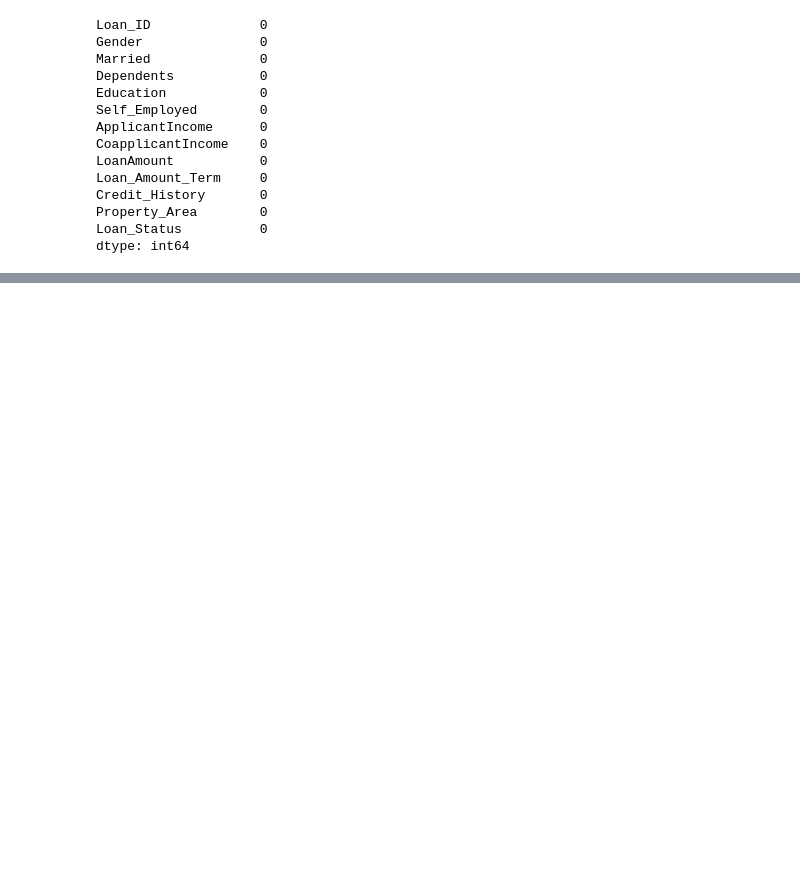
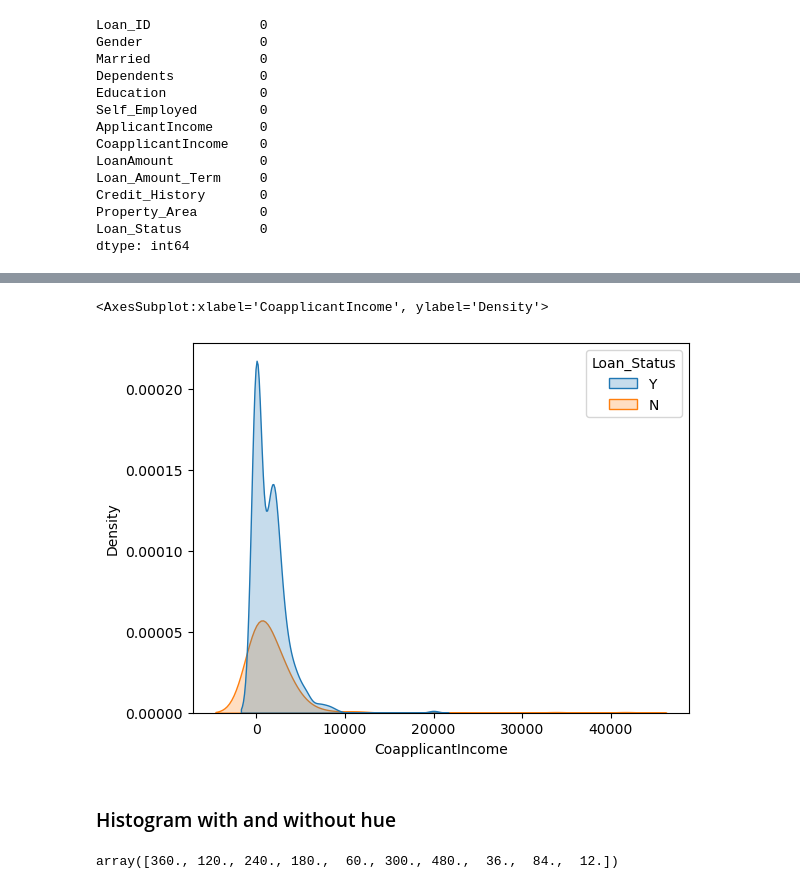
Before and after one commit to masrufjaman/Loan-Eligibility-Prediction, a Jupyter notebook: loan-eligibility-prediction.ipynb, the cells around one changed output, grey strips where cells are left out. Cells and saved outputs as stored; diff of their text form; code cells hidden in the pictures; blank space fills up the shorter version.

```diff
--- a/loan-eligibility-prediction.ipynb
+++ b/loan-eligibility-prediction.ipynb
@@ -94,0 +117,11 @@ dtype: int64
+# %%
+sns.kdeplot(x = 'CoapplicantIncome', data = df_median, shade = True, hue = 'Loan_Status')
+# %% [output]
+<AxesSubplot:xlabel='CoapplicantIncome', ylabel='Density'>
+[figure, added]
+# %% [markdown]
+### Histogram with and without hue
+# %%
+df_median['Loan_Amount_Term'].unique()
+# %% [output]
+array([360., 120., 240., 180.,  60., 300., 480.,  36.,  84.,  12.])
```
Also changed, not shown: parts of 23 cells of this notebook, 1 other file.
